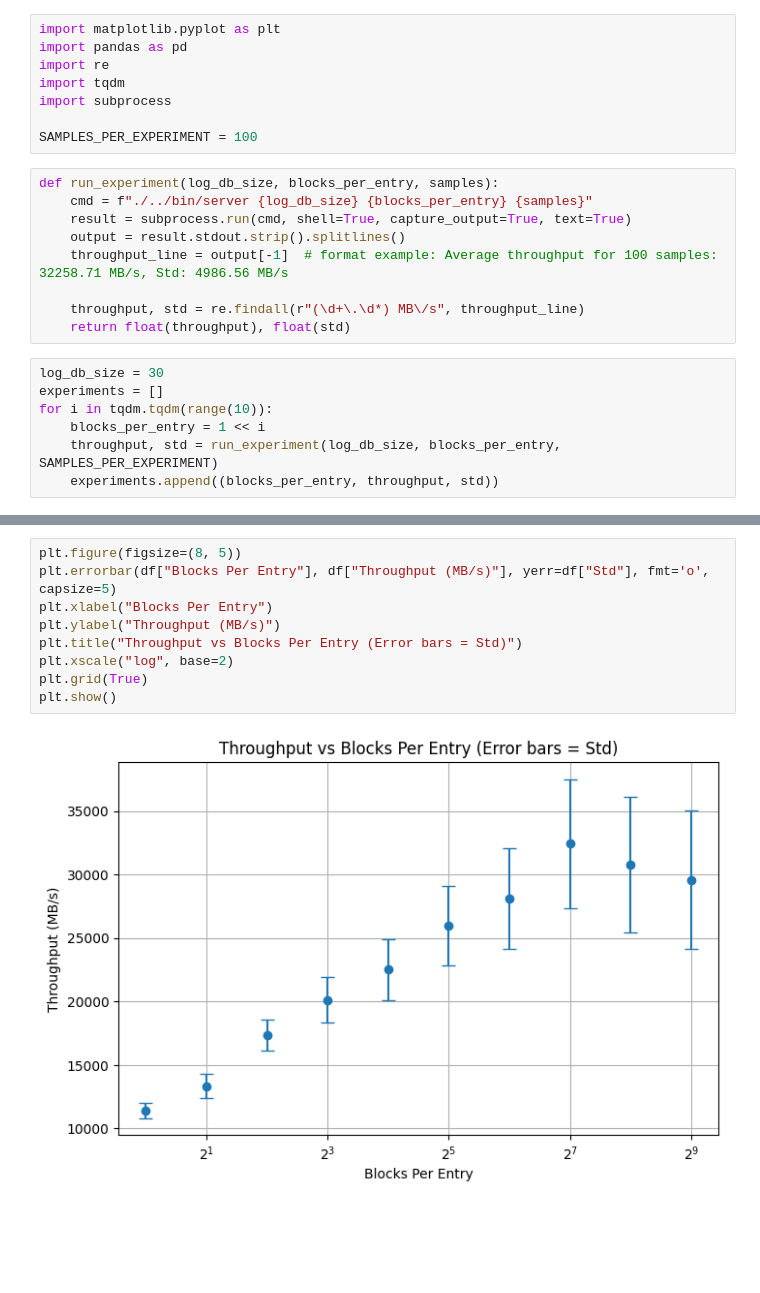
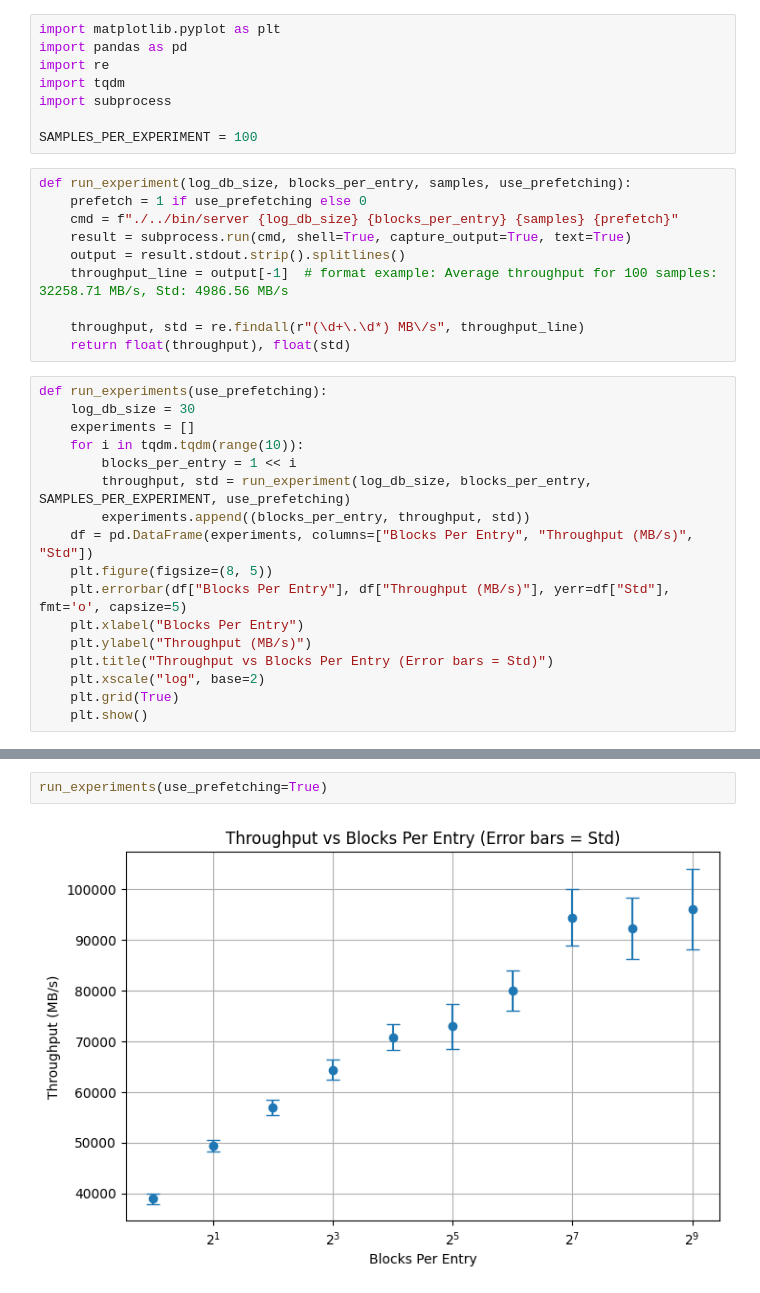
Before and after one commit to shachy12/3-Dimensional_IT-PIR, a Jupyter notebook: notebooks/experiments.ipynb, the cells around one changed output, grey strips where cells are left out. Cells and saved outputs as stored; diff of their text form; blank space fills up the shorter version.

Commit message:
Added Experiments

```diff
--- a/notebooks/experiments.ipynb
+++ b/notebooks/experiments.ipynb
@@ -7,8 +7,9 @@ import subprocess
 
 SAMPLES_PER_EXPERIMENT = 100
 # %%
-def run_experiment(log_db_size, blocks_per_entry, samples):
-    cmd = f"./../bin/server {log_db_size} {blocks_per_entry} {samples}"
+def run_experiment(log_db_size, blocks_per_entry, samples, use_prefetching):
+    prefetch = 1 if use_prefetching else 0
+    cmd = f"./../bin/server {log_db_size} {blocks_per_entry} {samples} {prefetch}"
     result = subprocess.run(cmd, shell=True, capture_output=True, text=True)
     output = result.stdout.strip().splitlines()
     throughput_line = output[-1]  # format example: Average throughput for 100 samples: 32258.71 MB/s, Std: 4986.56 MB/s
@@ -16,9 +17,19 @@ def run_experiment(log_db_size, blocks_per_entry, samples):
     throughput, std = re.findall(r"(\d+\.\d*) MB\/s", throughput_line)
     return float(throughput), float(std)
 # %%
-log_db_size = 30
-experiments = []
-for i in tqdm.tqdm(range(10)):
-    blocks_per_entry = 1 << i
-    throughput, std = run_experiment(log_db_size, blocks_per_entry, SAMPLES_PER_EXPERIMENT)
-    experiments.append((blocks_per_entry, throughput, std))
+def run_experiments(use_prefetching):
+    log_db_size = 30
+    experiments = []
+    for i in tqdm.tqdm(range(10)):
+        blocks_per_entry = 1 << i
+        throughput, std = run_experiment(log_db_size, blocks_per_entry, SAMPLES_PER_EXPERIMENT, use_prefetching)
+        experiments.append((blocks_per_entry, throughput, std))
+    df = pd.DataFrame(experiments, columns=["Blocks Per Entry", "Throughput (MB/s)", "Std"])
+    plt.figure(figsize=(8, 5))
+    plt.errorbar(df["Blocks Per Entry"], df["Throughput (MB/s)"], yerr=df["Std"], fmt='o', capsize=5)
+    plt.xlabel("Blocks Per Entry")
+    plt.ylabel("Throughput (MB/s)")
+    plt.title("Throughput vs Blocks Per Entry (Error bars = Std)")
+    plt.xscale("log", base=2)
+    plt.grid(True)
+    plt.show()
@@ -40,11 +36,4 @@ df
 # %%
-plt.figure(figsize=(8, 5))
-plt.errorbar(df["Blocks Per Entry"], df["Throughput (MB/s)"], yerr=df["Std"], fmt='o', capsize=5)
-plt.xlabel("Blocks Per Entry")
-plt.ylabel("Throughput (MB/s)")
-plt.title("Throughput vs Blocks Per Entry (Error bars = Std)")
-plt.xscale("log", base=2)
-plt.grid(True)
-plt.show()
+run_experiments(use_prefetching=True)
 # %% [output]
-[figure, old version]
+[figure, new version]
```
Also changed, not shown: parts of 2 cells of this notebook, 4 other files.
